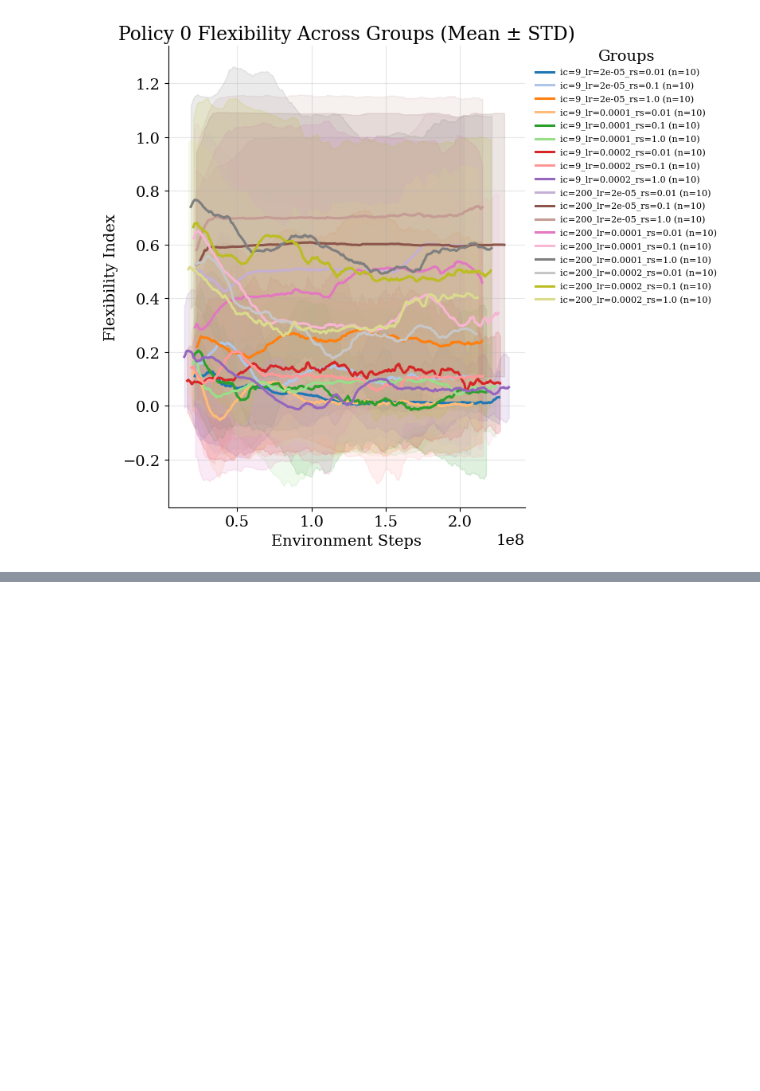
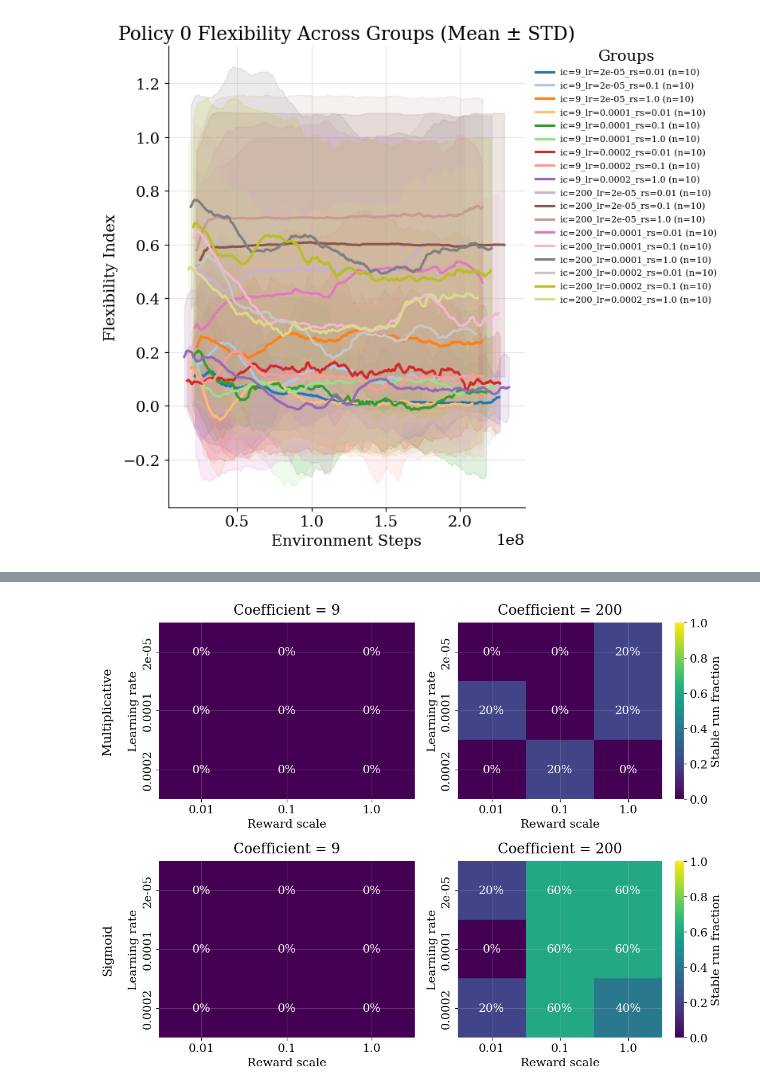
Before and after one commit to zeyneperten/SF_hipposlam, a Jupyter notebook: sf_working_directories/zeynep/analysis/wandb_analysis.ipynb, the cells around one changed output, grey strips where cells are left out. Saved outputs shown, nothing was run; the diff lists cells and outputs as text; code cells hidden in the pictures; blank space fills up the shorter version.

Commit message:
(core) Debug LORA Inf (analysis) Add (encoder) Fix rnn_size

```diff
--- a/sf_working_directories/zeynep/analysis/wandb_analysis.ipynb
+++ b/sf_working_directories/zeynep/analysis/wandb_analysis.ipynb
@@ -342,0 +681,94 @@ def load_cached_history(run_id, policy):
+# %%
+analysis_df = results_df_plat.copy()
+
+modulations = sorted(analysis_df["INSTR_modulation"].dropna().unique())
+instr_coefs = sorted(analysis_df["number_instruction_coef"].dropna().unique())
+
+group_cols = [
+    "INSTR_modulation",
+    "number_instruction_coef",
+    "learning_rate",
+    "reward_scale",
+]
+
+config_success = (
+    analysis_df
+    .groupby(group_cols, dropna=False)
+    .agg(
+        n_runs=("run_id", "size"),
+        n_selected=("all_ok", "sum"),
+        success_rate=("all_ok", "mean"),
+        median_flex_plateau=("flex_plateau_length", "median"),
+        median_reward_plateau=("reward_plateau_length", "median"),
+    )
+    .reset_index()
+)
+
+config_success["success_percent"] = 100 * config_success["success_rate"]
+
+config_success = config_success.sort_values(
+    ["success_rate", "n_selected", "n_runs"],
+    ascending=False,
+)
+
+#print(config_success.to_string(index=False))
+
+modulation_order = ["multiply", "sigmoid"]
+modulations = [m for m in modulation_order if m in analysis_df["INSTR_modulation"].dropna().unique()]
+instr_coefs = sorted(analysis_df["number_instruction_coef"].dropna().unique())
+
+fig, axes = plt.subplots(
+    len(modulations),
+    len(instr_coefs),
+    figsize=(6 * len(instr_coefs), 4.5 * len(modulations)),
+    squeeze=False,
+)
+
+for i, modulation in enumerate(modulations):
+    for j, instr_coef in enumerate(instr_coefs):
+        ax = axes[i, j]
+
+        subset = config_success[
+            (config_success["INSTR_modulation"] == modulation)
+            & (config_success["number_instruction_coef"] == instr_coef)
+        ]
+
+        heatmap_data = subset.pivot(
+            index="learning_rate",
+            columns="reward_scale",
+            values="success_rate",
+        )
+
+        sns.heatmap(
+            heatmap_data,
+            annot=True,
+            fmt=".0%",
+            vmin=0,
+            vmax=1,
+            cmap="viridis",
+            cbar=(j == len(instr_coefs) - 1),
+            cbar_kws={"label": "Stable run fraction"},
+            ax=ax,
+        )
+
+        ax.set_xlabel("Reward scale")
+        ax.set_ylabel("Learning rate")
+        ax.set_title(f"Coefficient = {instr_coef}", pad=10)
+
+for i, modulation in enumerate(modulations):
+    row_label = "Multiplicative" if modulation == "multiply" else "Sigmoid"
+    axes[i, 0].text(-0.2, 0.5, row_label, transform=axes[i, 0].transAxes, rotation=90, va="center", ha="center", fontsize=15)
+
+annot = config_success.assign(
+    annotation=config_success.apply(
+        lambda r: f"{int(r['n_selected'])}/{int(r['n_runs'])}\n"
+                  f"({r['success_percent']:.0f}%)",
+        axis=1,
+    )
+)
+
+plt.tight_layout(rect=[0.06, 0.05, 0.96, 0.96])
+plt.savefig("success_rate_heatmaps.png", dpi=300)
+plt.show()
+# %% [output]
+[figure, added]
```
Also changed, not shown: parts of 24 cells of this notebook, 9 other files.
